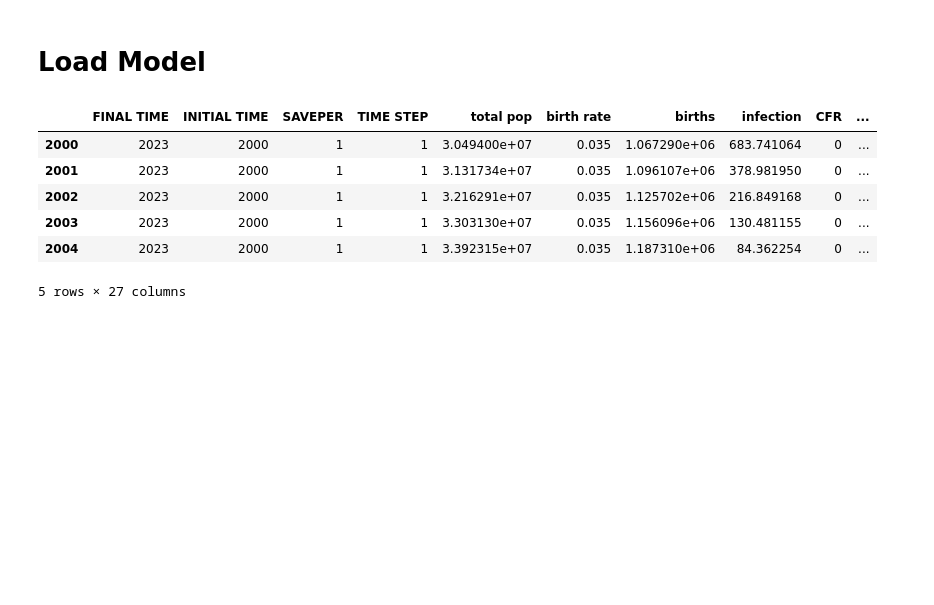
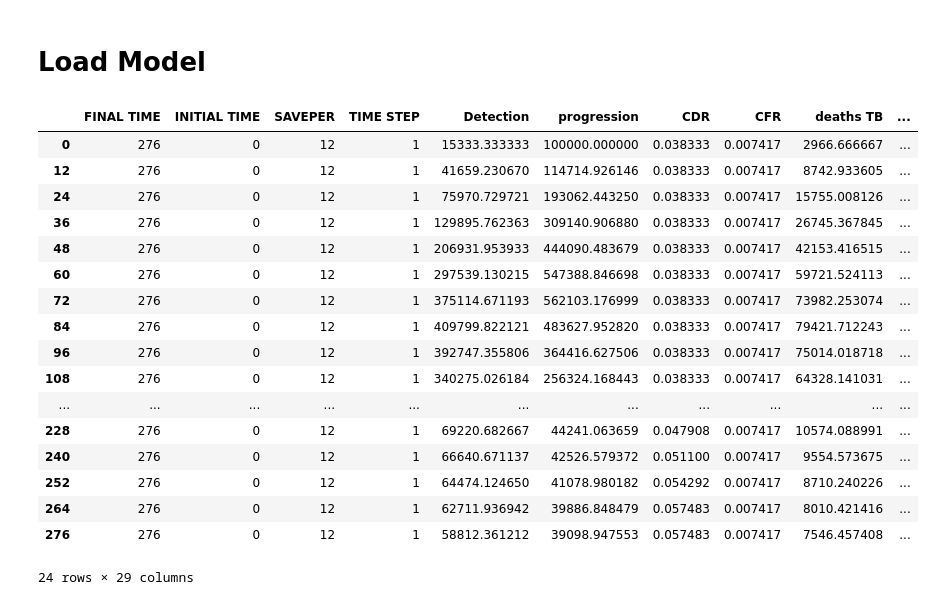
Before and after one commit to adenooy2/MSc-Thesis, a Jupyter notebook: model/transmission/Transmission Model Calibration.ipynb, the cells around one changed output. Saved outputs shown, nothing was run; the diff lists cells and outputs as text; code cells hidden in the pictures; blank space fills up the shorter version.

```diff
--- a/model/transmission/Transmission Model Calibration.ipynb
+++ b/model/transmission/Transmission Model Calibration.ipynb
@@ -33,16 +45,27 @@ Text(0.5, 1.0, 'Estimated Incident cases of TB')
 # %% [markdown]
 # Load Model
 # %%
-model = pysd.read_vensim("/Users/adenooy/Library/CloudStorage/OneDrive-Personal/UVA/Thesis/MSc-Thesis/model/transmission/V4.mdl")
+model = pysd.read_vensim("/Users/adenooy/Library/CloudStorage/OneDrive-Personal/UVA/Thesis/MSc-Thesis/model/transmission/V5_months.mdl")
 # %%
 model_output = model.run()
-display(model_output.head(5))
+display(model_output.head(276))
 # %% [output]
-|  | FINAL TIME | INITIAL TIME | SAVEPER | TIME STEP | total pop | birth rate | births | infection | CFR | ... |
-| 2000 | 2023 | 2000 | 1 | 1 | 3.049400e+07 | 0.035 | 1.067290e+06 | 683.741064 | 0 | ... |
-| 2001 | 2023 | 2000 | 1 | 1 | 3.131734e+07 | 0.035 | 1.096107e+06 | 378.981950 | 0 | ... |
-| 2002 | 2023 | 2000 | 1 | 1 | 3.216291e+07 | 0.035 | 1.125702e+06 | 216.849168 | 0 | ... |
-| 2003 | 2023 | 2000 | 1 | 1 | 3.303130e+07 | 0.035 | 1.156096e+06 | 130.481155 | 0 | ... |
-| 2004 | 2023 | 2000 | 1 | 1 | 3.392315e+07 | 0.035 | 1.187310e+06 | 84.362254 | 0 | ... |
+|  | FINAL TIME | INITIAL TIME | SAVEPER | TIME STEP | Detection | progression | CDR | CFR | deaths TB | ... |
+| 0 | 276 | 0 | 12 | 1 | 15333.333333 | 100000.000000 | 0.038333 | 0.007417 | 2966.666667 | ... |
+| 12 | 276 | 0 | 12 | 1 | 41659.230670 | 114714.926146 | 0.038333 | 0.007417 | 8742.933605 | ... |
+| 24 | 276 | 0 | 12 | 1 | 75970.729721 | 193062.443250 | 0.038333 | 0.007417 | 15755.008126 | ... |
+| 36 | 276 | 0 | 12 | 1 | 129895.762363 | 309140.906880 | 0.038333 | 0.007417 | 26745.367845 | ... |
+| 48 | 276 | 0 | 12 | 1 | 206931.953933 | 444090.483679 | 0.038333 | 0.007417 | 42153.416515 | ... |
+| 60 | 276 | 0 | 12 | 1 | 297539.130215 | 547388.846698 | 0.038333 | 0.007417 | 59721.524113 | ... |
+| 72 | 276 | 0 | 12 | 1 | 375114.671193 | 562103.176999 | 0.038333 | 0.007417 | 73982.253074 | ... |
+| 84 | 276 | 0 | 12 | 1 | 409799.822121 | 483627.952820 | 0.038333 | 0.007417 | 79421.712243 | ... |
+| 96 | 276 | 0 | 12 | 1 | 392747.355806 | 364416.627506 | 0.038333 | 0.007417 | 75014.018718 | ... |
+| 108 | 276 | 0 | 12 | 1 | 340275.026184 | 256324.168443 | 0.038333 | 0.007417 | 64328.141031 | ... |
+| ... | ... | ... | ... | ... | ... | ... | ... | ... | ... | ... |
+| 228 | 276 | 0 | 12 | 1 | 69220.682667 | 44241.063659 | 0.047908 | 0.007417 | 10574.088991 | ... |
+| 240 | 276 | 0 | 12 | 1 | 66640.671137 | 42526.579372 | 0.051100 | 0.007417 | 9554.573675 | ... |
+| 252 | 276 | 0 | 12 | 1 | 64474.124650 | 41078.980182 | 0.054292 | 0.007417 | 8710.240226 | ... |
+| 264 | 276 | 0 | 12 | 1 | 62711.936942 | 39886.848479 | 0.057483 | 0.007417 | 8010.421416 | ... |
+| 276 | 276 | 0 | 12 | 1 | 58812.361212 | 39098.947553 | 0.057483 | 0.007417 | 7546.457408 | ... |
-5 rows × 27 columns
+24 rows × 29 columns
 # %%
```
Also changed, not shown: parts of 7 cells of this notebook, 18 other files.
